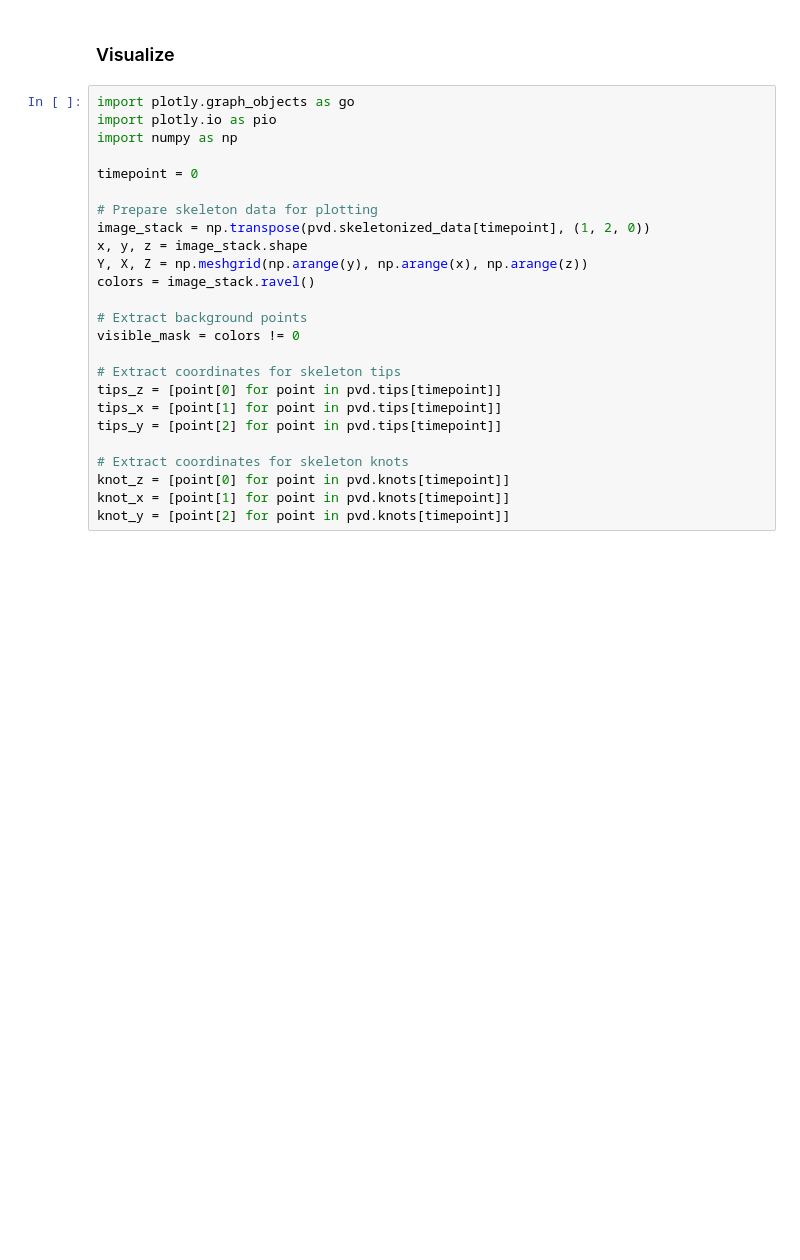
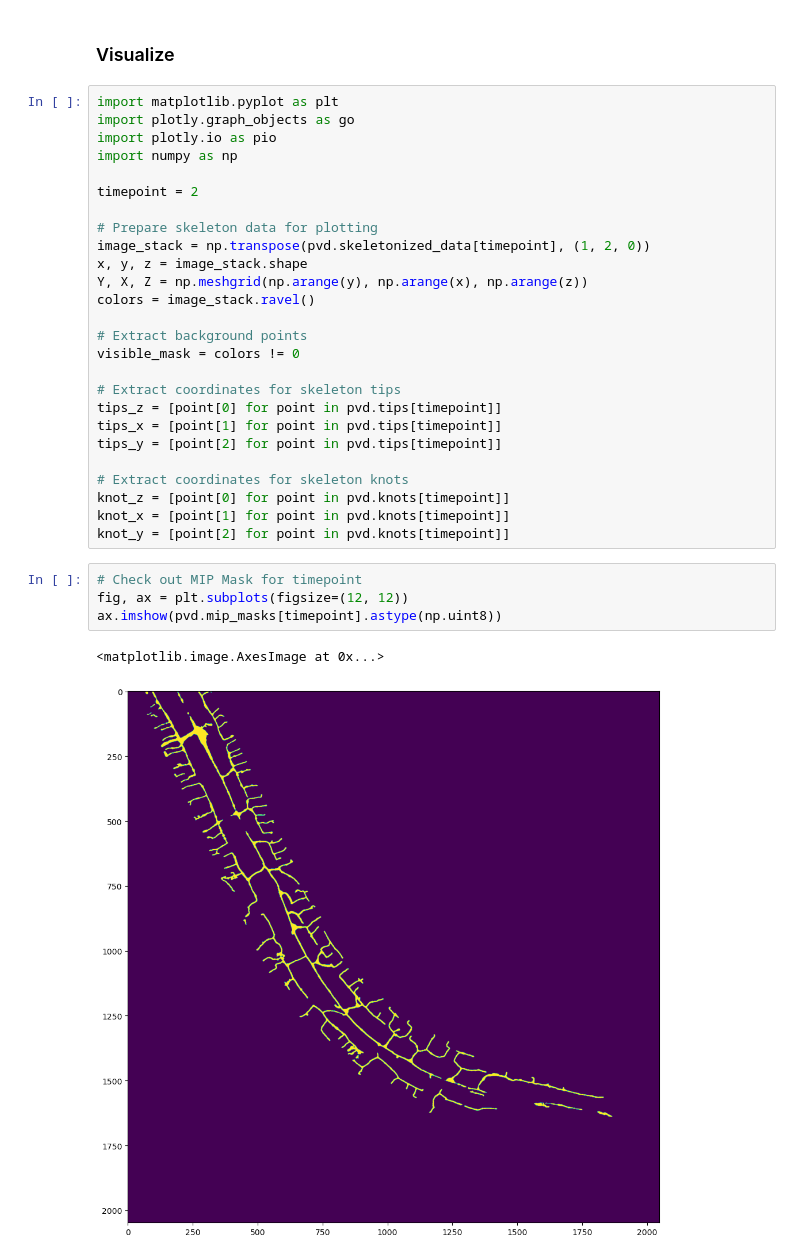
Before and after one commit to nghess/pvd-morphology, a Jupyter notebook: execute_pipeline.ipynb, the cells around one changed output. Cells and saved outputs as stored; diff of their text form; blank space fills up the shorter version.

```diff
--- a/execute_pipeline.ipynb
+++ b/execute_pipeline.ipynb
@@ -32,11 +40,12 @@ Pipeline completed
 # %% [markdown]
 ### Visualize
 # %%
+import matplotlib.pyplot as plt
 import plotly.graph_objects as go
 import plotly.io as pio
 import numpy as np
 
-timepoint = 0
+timepoint = 2
 
 # Prepare skeleton data for plotting
 image_stack = np.transpose(pvd.skeletonized_data[timepoint], (1, 2, 0))
@@ -56,6 +65,13 @@ tips_y = [point[2] for point in pvd.tips[timepoint]]
 knot_z = [point[0] for point in pvd.knots[timepoint]]
 knot_x = [point[1] for point in pvd.knots[timepoint]]
 knot_y = [point[2] for point in pvd.knots[timepoint]]
+# %%
+# Check out MIP Mask for timepoint
+fig, ax = plt.subplots(figsize=(12, 12))
+ax.imshow(pvd.mip_masks[timepoint].astype(np.uint8))
+# %% [output]
+<matplotlib.image.AxesImage at 0x...>
+[figure, added]
 # %%
 # Plot
 fig = go.Figure()
```
Also changed, not shown: parts of 4 cells of this notebook, 2 other files.
